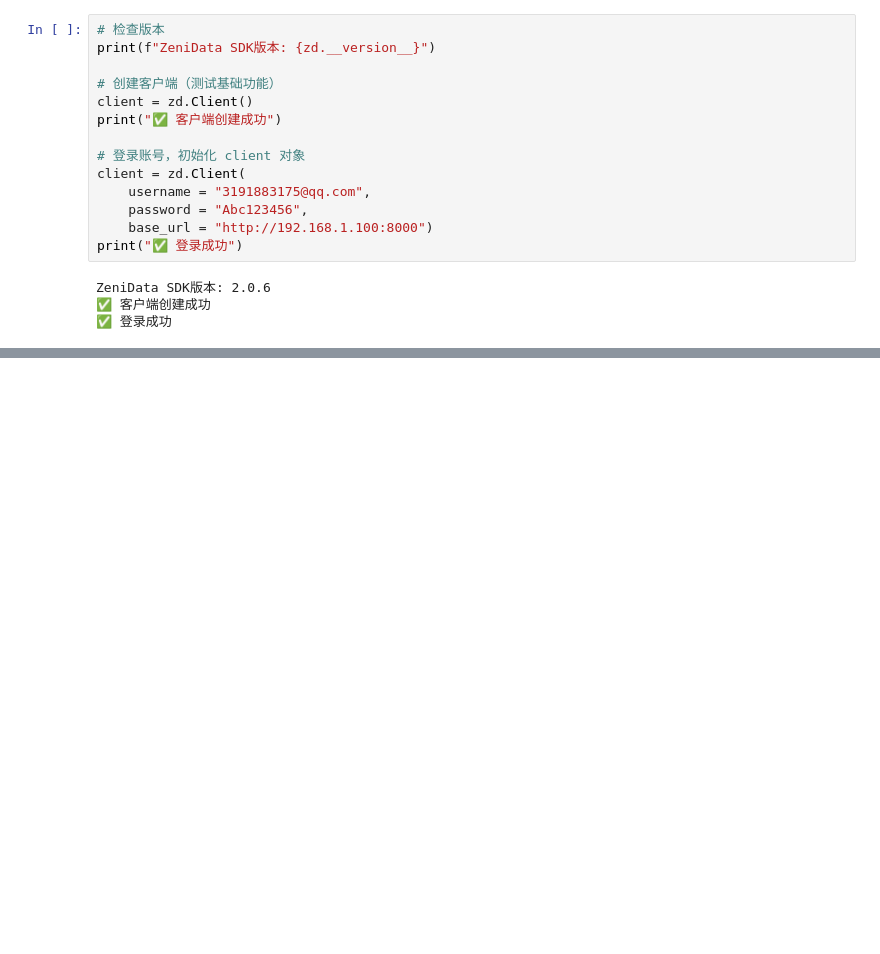
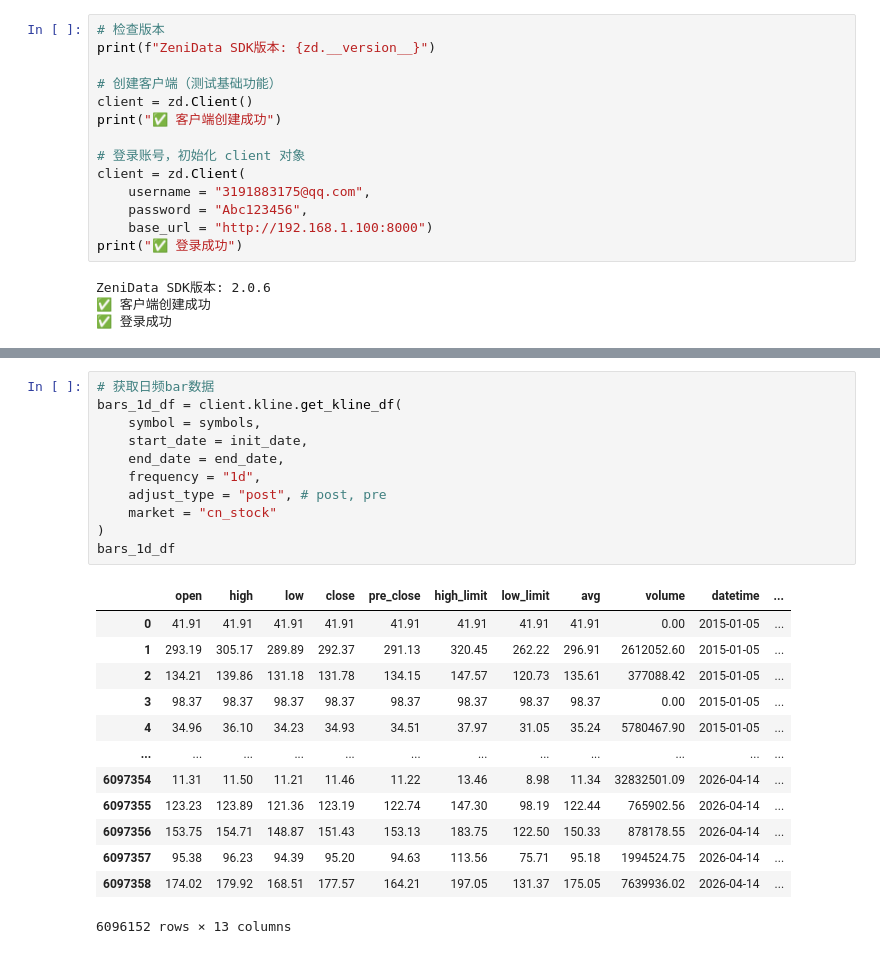
Before and after one commit to linerrrrrrr/Latitude_Alpha_Generator, a Jupyter notebook: testing_04.ipynb, the cells around one changed output, grey strips where cells are left out. Cells and saved outputs as stored; diff of their text form; blank space fills up the shorter version.

```diff
--- a/testing_04.ipynb
+++ b/testing_04.ipynb
@@ -176,0 +197,25 @@ datetime   symbol
+# %%
+# 获取日频bar数据
+bars_1d_df = client.kline.get_kline_df(
+    symbol = symbols,
+    start_date = init_date,
+    end_date = end_date,
+    frequency = "1d",
+    adjust_type = "post", # post, pre
+    market = "cn_stock"
+)
+bars_1d_df
+# %% [output]
+|  | open | high | low | close | pre_close | high_limit | low_limit | avg | volume | datetime | ... |
+| 0 | 41.91 | 41.91 | 41.91 | 41.91 | 41.91 | 41.91 | 41.91 | 41.91 | 0.00 | 2015-01-05 | ... |
+| 1 | 293.19 | 305.17 | 289.89 | 292.37 | 291.13 | 320.45 | 262.22 | 296.91 | 2612052.60 | 2015-01-05 | ... |
+| 2 | 134.21 | 139.86 | 131.18 | 131.78 | 134.15 | 147.57 | 120.73 | 135.61 | 377088.42 | 2015-01-05 | ... |
+| 3 | 98.37 | 98.37 | 98.37 | 98.37 | 98.37 | 98.37 | 98.37 | 98.37 | 0.00 | 2015-01-05 | ... |
+| 4 | 34.96 | 36.10 | 34.23 | 34.93 | 34.51 | 37.97 | 31.05 | 35.24 | 5780467.90 | 2015-01-05 | ... |
+| ... | ... | ... | ... | ... | ... | ... | ... | ... | ... | ... | ... |
+| 6097354 | 11.31 | 11.50 | 11.21 | 11.46 | 11.22 | 13.46 | 8.98 | 11.34 | 32832501.09 | 2026-04-14 | ... |
+| 6097355 | 123.23 | 123.89 | 121.36 | 123.19 | 122.74 | 147.30 | 98.19 | 122.44 | 765902.56 | 2026-04-14 | ... |
+| 6097356 | 153.75 | 154.71 | 148.87 | 151.43 | 153.13 | 183.75 | 122.50 | 150.33 | 878178.55 | 2026-04-14 | ... |
+| 6097357 | 95.38 | 96.23 | 94.39 | 95.20 | 94.63 | 113.56 | 75.71 | 95.18 | 1994524.75 | 2026-04-14 | ... |
+| 6097358 | 174.02 | 179.92 | 168.51 | 177.57 | 164.21 | 197.05 | 131.37 | 175.05 | 7639936.02 | 2026-04-14 | ... |
+6096152 rows × 13 columns
```
Also changed, not shown: parts of 18 cells of this notebook, 3 other files.
